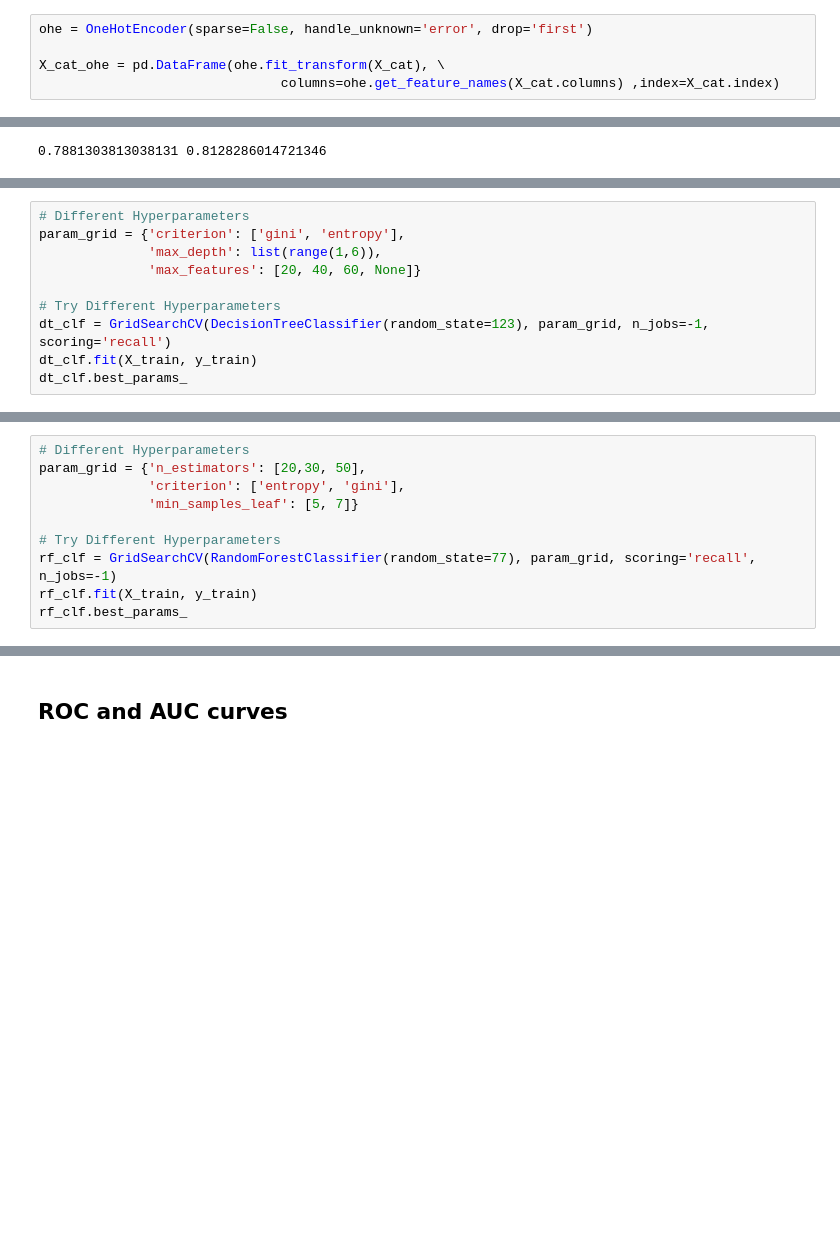
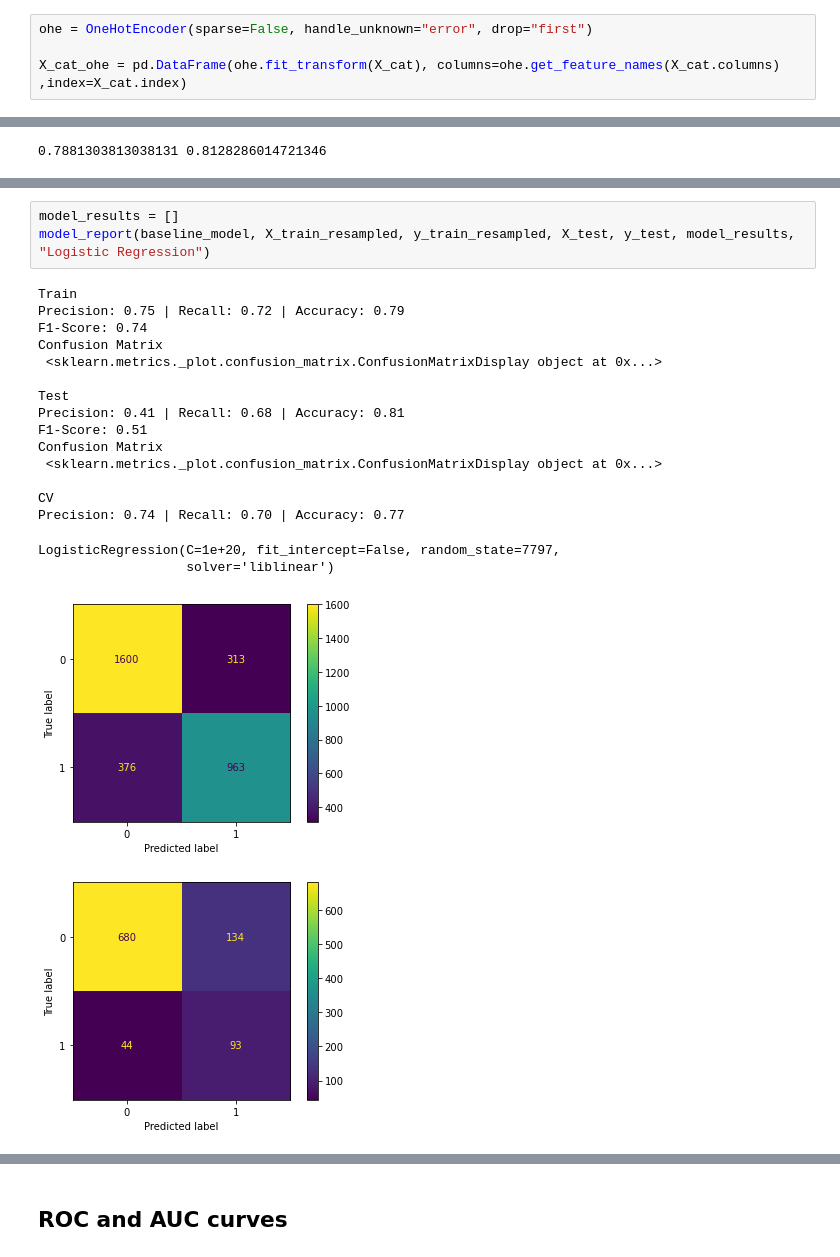
Before and after one commit to Sandrakiptumm/Phase-3-project, a Jupyter notebook: index.ipynb, the cells around one changed output, grey strips where cells are left out. Drawn from its saved outputs; the diff is of its cells as text; blank space fills up the shorter version.

```diff
--- a/index.ipynb
+++ b/index.ipynb
@@ -475,10 +428,9 @@ y = df["churn"]
 X_num = X[X.select_dtypes(include="number").columns]
 X_cat = X[X.select_dtypes(exclude="number").columns]
 # %%
-ohe = OneHotEncoder(sparse=False, handle_unknown='error', drop='first')
+ohe = OneHotEncoder(sparse=False, handle_unknown="error", drop="first")
 
-X_cat_ohe = pd.DataFrame(ohe.fit_transform(X_cat), \
-                               columns=ohe.get_feature_names(X_cat.columns) ,index=X_cat.index)
+X_cat_ohe = pd.DataFrame(ohe.fit_transform(X_cat), columns=ohe.get_feature_names(X_cat.columns) ,index=X_cat.index)
 # %%
 scaler = StandardScaler()
 X_scaled = pd.DataFrame(scaler.fit_transform(X_num), \
@@ -660,10 +482,0 @@ KNeighborsClassifier()
-# %%
-# Different Hyperparameters
-param_grid = {'criterion': ['gini', 'entropy'],
-              'max_depth': list(range(1,6)),
-              'max_features': [20, 40, 60, None]}
-
-# Try Different Hyperparameters
-dt_clf = GridSearchCV(DecisionTreeClassifier(random_state=123), param_grid, n_jobs=-1, scoring='recall')
-dt_clf.fit(X_train, y_train)
-dt_clf.best_params_
@@ -695,10 +482,0 @@ DecisionTreeClassifier(max_depth=5, random_state=123)
-# %%
-# Different Hyperparameters
-param_grid = {'n_estimators': [20,30, 50],
-              'criterion': ['entropy', 'gini'],
-              'min_samples_leaf': [5, 7]}
-
-# Try Different Hyperparameters
-rf_clf = GridSearchCV(RandomForestClassifier(random_state=77), param_grid, scoring='recall', n_jobs=-1)
-rf_clf.fit(X_train, y_train)
-rf_clf.best_params_
@@ -761,0 +538,22 @@ XGBClassifier(base_score=0.5, booster='gbtree', colsample_bylevel=1,
+# %%
+model_results = []
+model_report(baseline_model, X_train_resampled, y_train_resampled, X_test, y_test, model_results, "Logistic Regression")
+# %% [output]
+Train
+Precision: 0.75 | Recall: 0.72 | Accuracy: 0.79
+F1-Score: 0.74
+Confusion Matrix
+ <sklearn.metrics._plot.confusion_matrix.ConfusionMatrixDisplay object at 0x...>
+
+Test
+Precision: 0.41 | Recall: 0.68 | Accuracy: 0.81
+F1-Score: 0.51
+Confusion Matrix
+ <sklearn.metrics._plot.confusion_matrix.ConfusionMatrixDisplay object at 0x...>
+
+CV
+Precision: 0.74 | Recall: 0.70 | Accuracy: 0.77
+LogisticRegression(C=1e+20, fit_intercept=False, random_state=7797,
+                   solver='liblinear')
+[figure, added]
+[figure, added]
```
Also changed, not shown: parts of 75 cells of this notebook.
